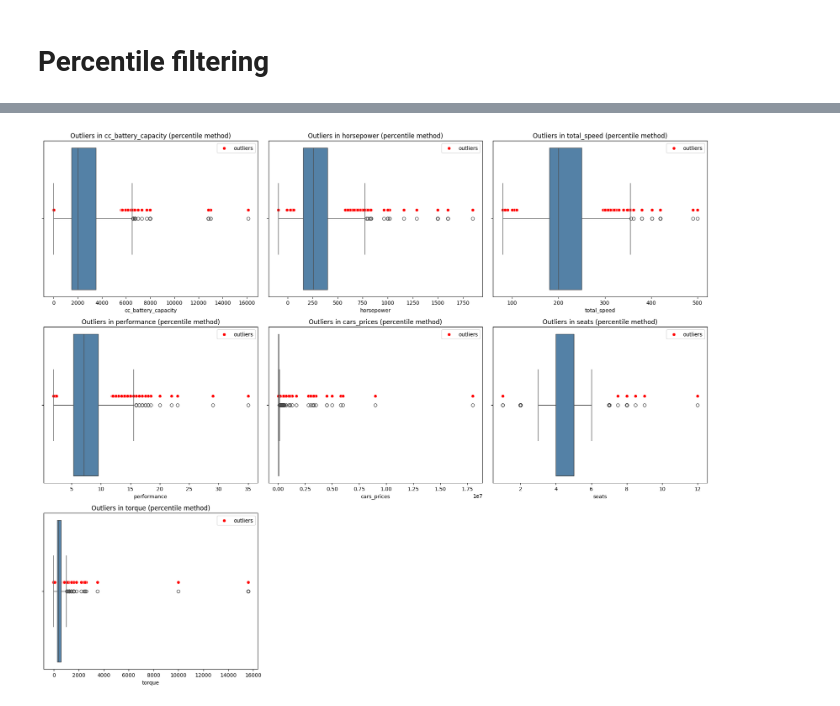
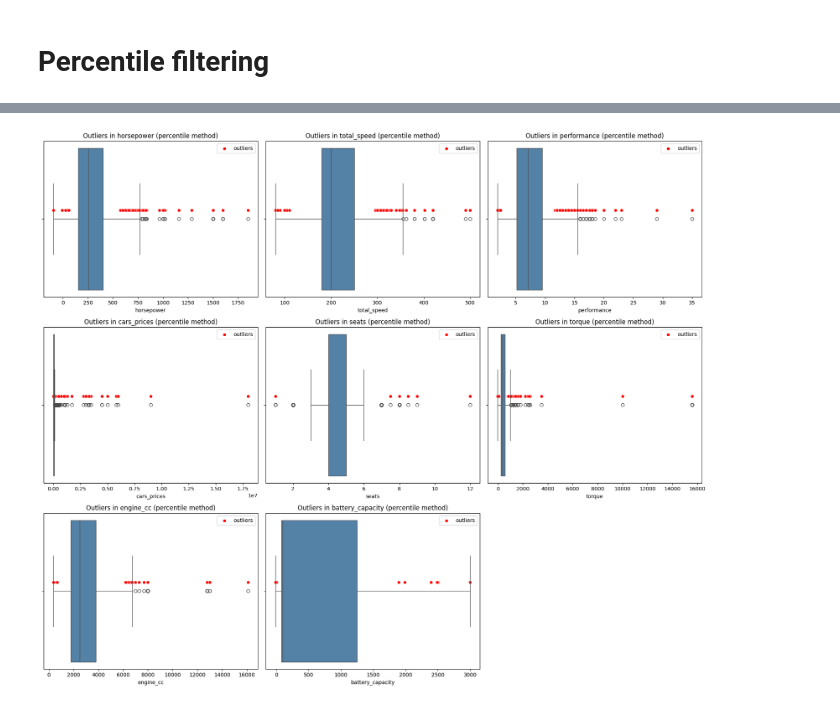
Before and after one commit to Wazard/GruppoX-Car-Analysis, a Jupyter notebook: car_analysis.ipynb, the cells around one changed output, grey strips where cells are left out. Cells and saved outputs as stored; diff of their text form; code cells hidden in the pictures.

Commit message:
split dataframe in half (electrics | gas)

```diff
--- a/car_analysis.ipynb
+++ b/car_analysis.ipynb
@@ -134,20 +135,23 @@ clean_df[col] = clean_df[col] = (
     .str.replace(r"[\/\(\)]", ",", regex=True)  # replace / ( ) with commas
 )
 
-clean_df[col] = clean_df[col].str.replace(r"\s+", " ", regex=True).str.strip()
-
+clean_df[col] = clean_df[col].str.replace(r"[\s-]+", " ", regex=True).str.strip()
+clean_df[col] = clean_df[col].str.replace("Plug In", "", regex=True).str.strip()
+clean_df[col] = clean_df[col].str.replace("Hyrbrid", "Hybrid", regex=True).str.strip()
 
 clean_df[col] = (
     clean_df[col]
     .str.split(",")
     .apply(lambda parts: ", ".join(sorted([p.strip().title() for p in parts if p.strip()])))
 )
-'''
-mask = clean_df[col].str.contains("Gas", case=False, na=False)
+
+mask = clean_df[col].str.contains("Gas|Electric, Hybrid|Awd|Cng", case=False, na=False)
+
+# Keep only rows that do NOT match any of those patterns
 clean_df = clean_df[~mask]
-mask = clean_df[col].str.contains("Plug", case=False, na=False)
-clean_df = clean_df[~mask]
-'''
+
+
+
 #visualization
 group_df = clean_df.groupby(col).count()
 group_df.head(200)
@@ -359,9 +344,23 @@ clean_df.head(50)
 # %% [markdown]
 ## cleaning cc_battery_capacity column
 # %%
-col = "cc_battery_capacity"
+"""
+Split a mixed column containing cc and battery capacity values
+into two separate numeric columns: 'engine_cc' and 'battery_capacity'.
+Assumes cc values end with 'cc'.
+"""
 
-handler.try_clean_string_to_number_col(col)
-clean_df = handler.df.copy()
-group_df = clean_df.groupby(col).count()
-group_df.head(1500)
+col = "cc_battery_capacity"  # your mixed column
+
+# Extract engine cc values (strings ending with 'cc')
+handler.df["engine_cc"] = handler.df[col].apply(
+    lambda x: str(x).strip() if str(x).strip().lower().endswith("cc") else None
+)
+
+# Extract battery capacity (everything not ending with 'cc')
+handler.df["battery_capacity"] = handler.df[col].apply(
+    lambda x: str(x).strip() if not str(x).strip().lower().endswith("cc") else None
+)
+
+# Drop the original mixed column
+handler.df.drop(columns=col, inplace=True)
@@ -562,32 +680,32 @@ n_cols = len(numeric_cols)
 
 # Grid layout: 3 plots per row
 n_rows = (n_cols + 2) // 3
 fig, axes = plt.subplots(n_rows, 3, figsize=(18, 5*n_rows))  # larger grid
 axes = axes.flatten()
 
 for i, col in enumerate(numeric_cols):
     # Full boxplot
-    sns.boxplot(x=handler.df[col], color="steelblue", ax=axes[i])
+    sns.boxplot(data=handler.df, x=col, color="steelblue", ax=axes[i])
 
     # Overlay outliers in red
     mask = outlier_flags[col]
     sns.scatterplot(
         x=handler.df[col][mask],
         y=[-0.05]*mask.sum(),   # jitter so they appear just below the box
         color="red",
         marker="o",
         ax=axes[i],
         label="outliers"
     )
 
     axes[i].set_title(f"Outliers in {col} (percentile method)", fontsize=12)
     axes[i].legend()
 
 # Remove unused subplots
 for j in range(i+1, len(axes)):
     fig.delaxes(axes[j])
 
 plt.tight_layout()
 plt.show()
 # %% [output]
-[figure, old version]
+[figure, new version]
```
Also changed, not shown: parts of 26 cells of this notebook.
